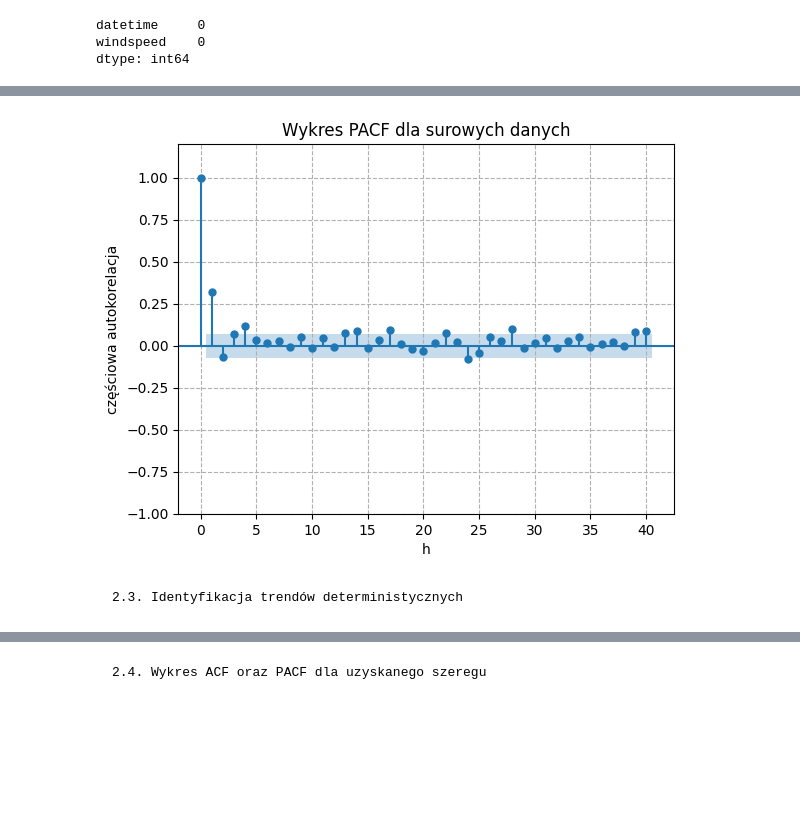
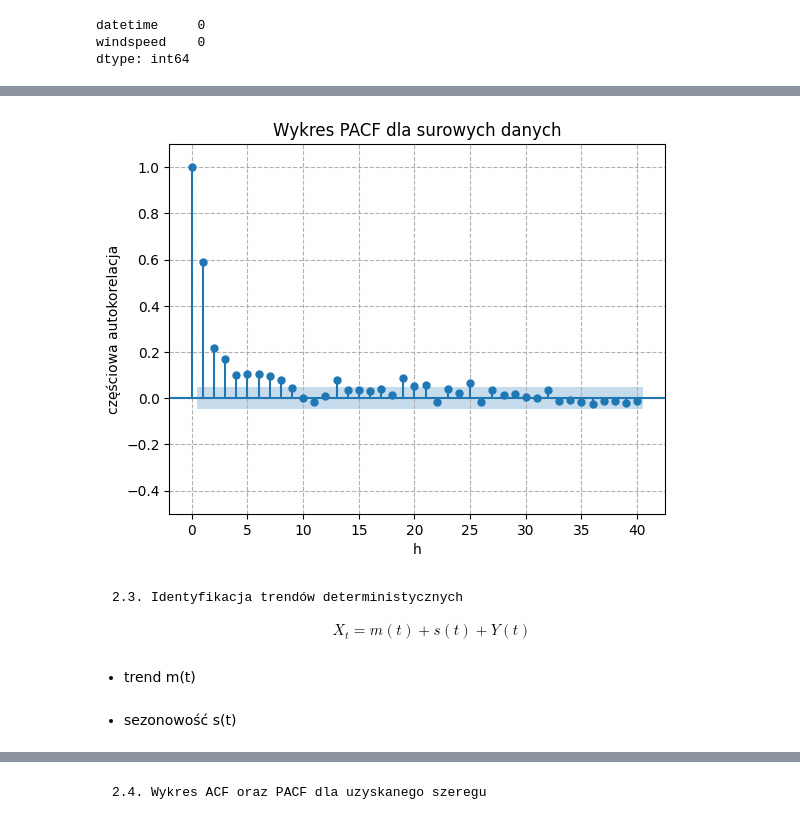
Before and after one commit to MagdalenaSudol/Model_ARMA, a Jupyter notebook: raport.ipynb, the cells around one changed output, grey strips where cells are left out. Drawn from its saved outputs; the diff is of its cells as text; code cells hidden in the pictures; blank space fills up the shorter version.

```diff
--- a/raport.ipynb
+++ b/raport.ipynb
@@ -12,10 +13,10 @@ from statsmodels.graphics.tsaplots import plot_acf, plot_pacf
 # %% [markdown]
     1.1. Czy w analizowanych danych występują braki?
 # %%
-# data = pd.read_csv('mumbai.csv')
-# data['datetime'] = pd.to_datetime(data['datetime'], format="%d-%m-%Y")
+data = pd.read_csv('mumbai.csv')
+data['datetime'] = pd.to_datetime(data['datetime'], format="%d-%m-%Y")
 # %%
-data = pd.read_csv('seoul.csv')
-data['datetime'] = pd.to_datetime(data['datetime'])
+# data = pd.read_csv('seoul.csv')
+# data['datetime'] = pd.to_datetime(data['datetime'])
 data.isnull().sum()
 # %% [output]
@@ -115,0 +134,4 @@ h = 40
+# %%
+Xt = data['windspeed'].values
+Xt= Xt[Xt <= 60]
+h = 40
@@ -126,12 +177,18 @@ plt.show()
 # %%
-plot_pacf(windspeed, lags=h, method='ywm')
+plot_pacf(Xt, lags=h, method='ywm')
 plt.title("Wykres PACF dla surowych danych")
 plt.grid(True, linestyle='--')
 plt.xlabel('h')
 plt.ylabel('częściowa autokorelacja')
-plt.ylim(-1,1.2)
+plt.ylim(-0.5,1.1)
+
+plt.savefig('PACF_raw_data.png', bbox_inches='tight')
 plt.show()
 # %% [output]
-[figure, old version]
+[figure, new version]
 # %% [markdown]
     2.3. Identyfikacja trendów deterministycznych
+
+$$ X_t = m(t) + s(t) + Y(t)  $$
+# %% [markdown]
+- trend m(t)
@@ -137,0 +202,2 @@ plt.show()
+# %% [markdown]
+- sezonowość s(t)
```
Also changed, not shown: parts of 25 cells of this notebook.
